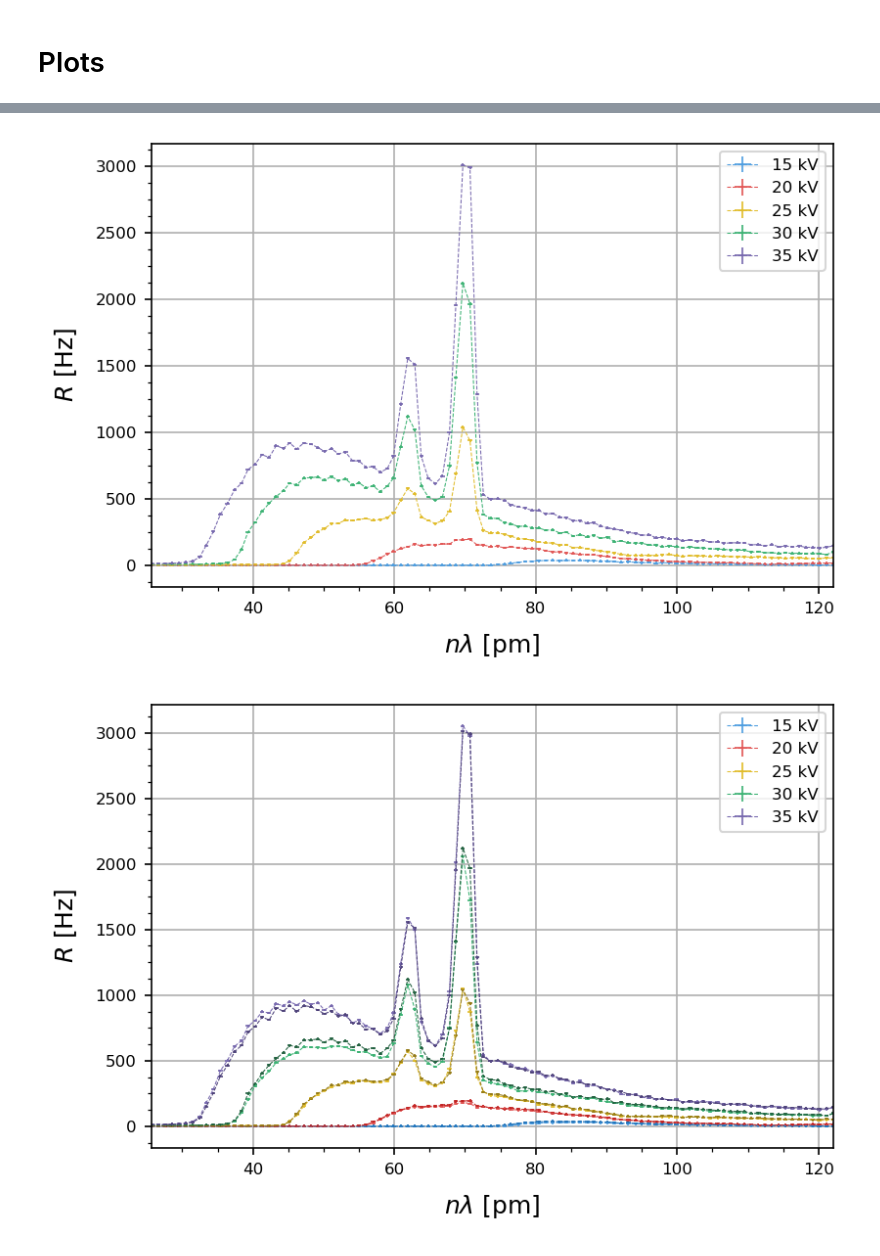
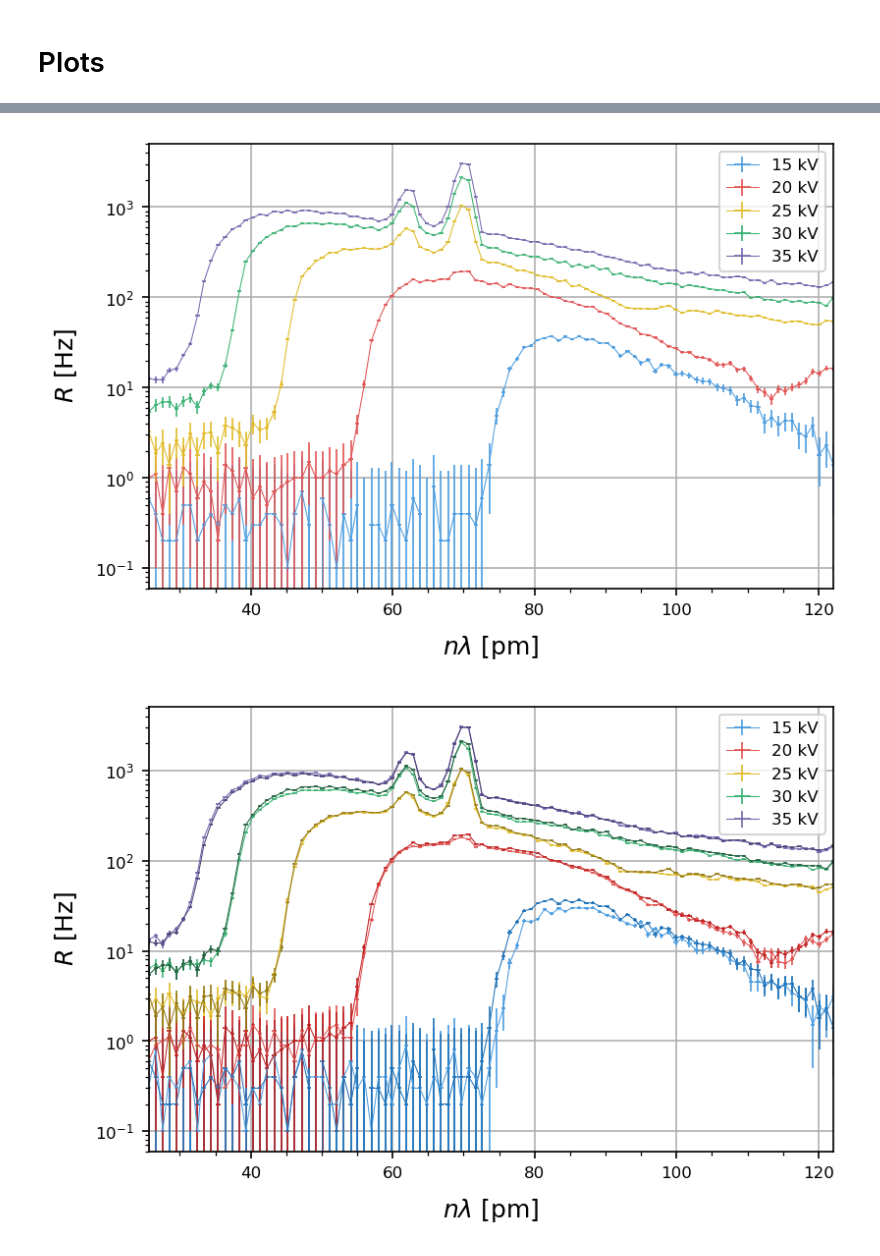
Before and after one commit to parallax-xallaraq/PHSX616, a Jupyter notebook: Lab2 - X-ray Apparatus/1 - Investigating the energy spectrum/Code/Basic.ipynb, the cells around one changed output, grey strips where cells are left out. Saved outputs shown, nothing was run; the diff lists cells and outputs as text; code cells hidden in the pictures.

```diff
--- a/Lab2 - X-ray Apparatus/1 - Investigating the energy spectrum/Code/Basic.ipynb
+++ b/Lab2 - X-ray Apparatus/1 - Investigating the energy spectrum/Code/Basic.ipynb
@@ -111,12 +111,12 @@ def PlotXmanyY(
     yerr: float = 0,    # error on y axis
     xlab: str = '', # label on x axis
     ylab: str = '', # label on y axis
-    linestyle = '--',   # style of xy curve line
+    linestyle = '-',   # style of xy curve line
     xlim: list = None,  # x axis range
     ylim: list = None,  # y axis range
     fileName: str = ''  # filename to save the figure as
 ) :
-    """Basic plotting function for x and y data arrays."""
+    """Plotting function for x and y data arrays."""
     # formatting
     SetStyle()
     plt.xlabel(xlab)
@@ -127,6 +127,7 @@ def PlotXmanyY(
     ax.xaxis.set_minor_locator(AutoMinorLocator(4))
     ax.yaxis.set_minor_locator(AutoMinorLocator(4))
     ax.grid()
+    ax.set_yscale('log')
     # data
     for yi,yl,ci in zip(y,yleg,c) :
         # plt.plot(x,yi,c=ci,linestyle=linestyle,label=yl)
@@ -166,37 +169,37 @@ PlotXmanyY(
     yleg = ['15 kV','20 kV','25 kV','30 kV','35 kV'],
     c = color5,
     xerr = 0.3,
-    yerr = 10,
+    yerr = 1,
     xlab ='$n\lambda$ [pm]',
     ylab = '$R$ [Hz]',
     xlim = (tables['I1mA t2']['n&l / pm'] [0], tables['I1mA t1']['n&l / pm'] [-1]),
     fileName = path_fig + 'a-I1mA_t2.png'
 )
 # %% [output]
-[figure, old version]
+[figure, new version]
 # %%
 PlotXmanyY(
     x = tables['I1mA t2']['n&l / pm'],
     y = [ #t1
          tables['I1mA t1']['R_5 / 1/s'],
          tables['I1mA t1']['R_1 / 1/s'],
          tables['I1mA t1']['R_2 / 1/s'],
          tables['I1mA t1']['R_3 / 1/s'],
          tables['I1mA t1']['R_4 / 1/s'],
          # t2
          tables['I1mA t2']['R_0 / 1/s'],
          tables['I1mA t2']['R_1 / 1/s'],
          tables['I1mA t2']['R_2 / 1/s'],
          tables['I1mA t2']['R_3 / 1/s'],
          tables['I1mA t2']['R_4 / 1/s']],
     yleg = ['15 kV','20 kV','25 kV','30 kV','35 kV',None,None,None,None,None],
     c = color5+color5_dark,
     xerr = 0.3,
-    yerr = 10,
+    yerr = 1,
     xlab ='$n\lambda$ [pm]',
     ylab = '$R$ [Hz]',
     xlim = (tables['I1mA t1']['n&l / pm'] [0], tables['I1mA t1']['n&l / pm'] [-1]),
     fileName = path_fig + 'a-I1mA_t12.png'
 )
 # %% [output]
-[figure, old version]
+[figure, new version]
```
Also changed, not shown: parts of 4 cells of this notebook, 4 other files.
